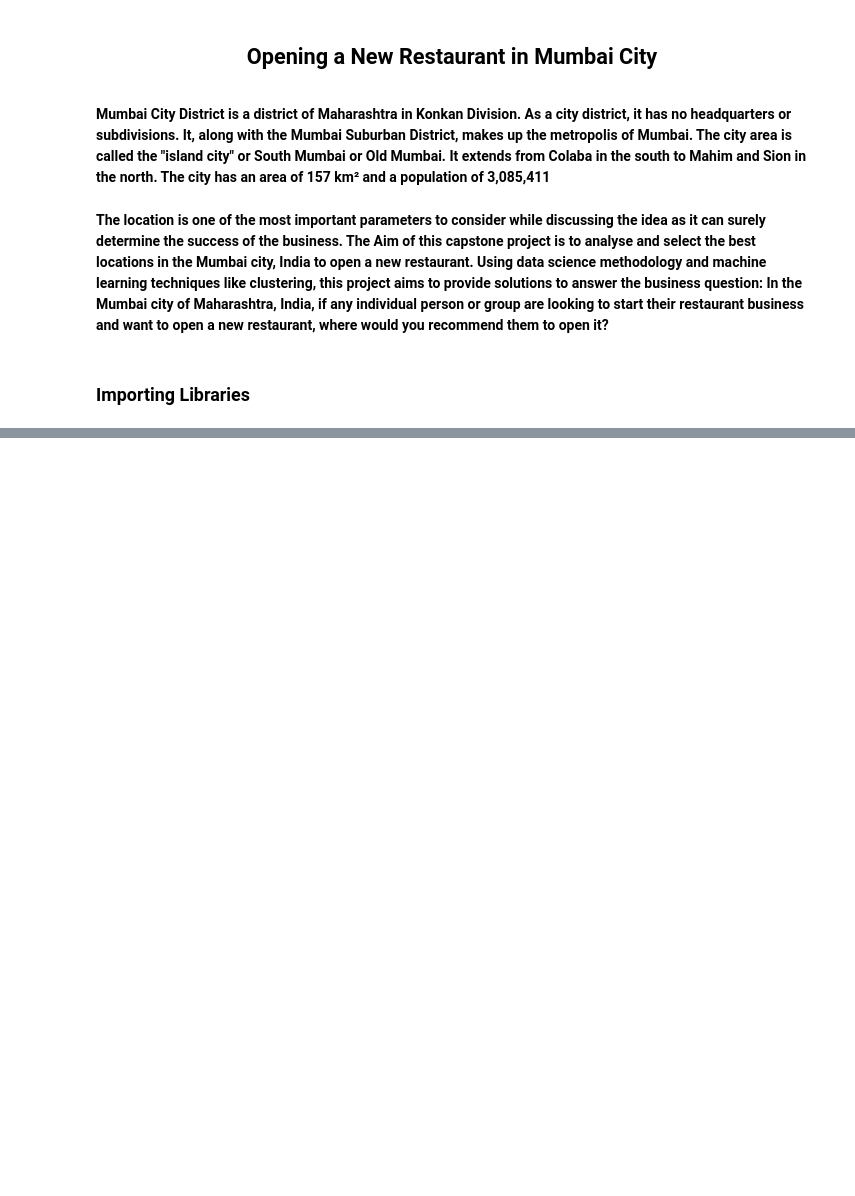
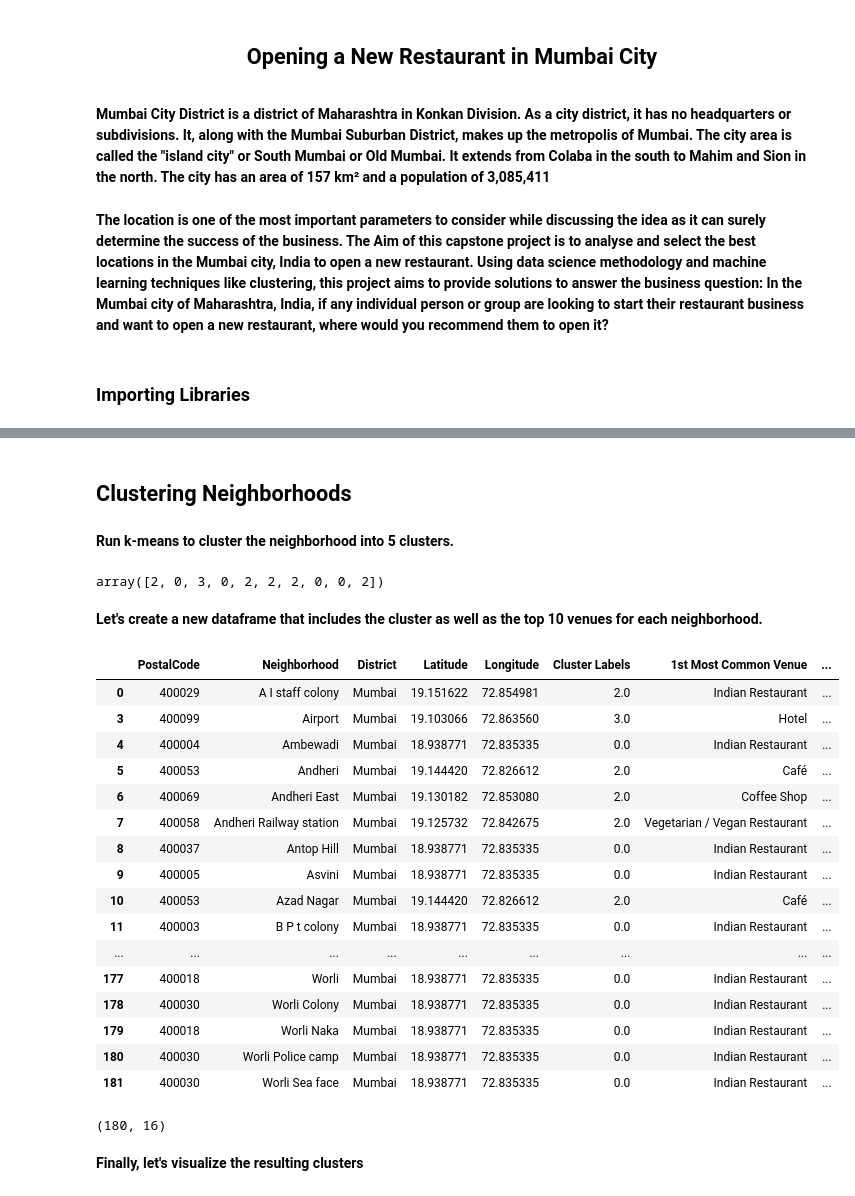
Before and after one commit to uniyalvipin/Coursera_Capstone, a Jupyter notebook: The Battle of Neighbourhoods.ipynb, the cells around one changed output, grey strips where cells are left out. Drawn from its saved outputs; the diff is of its cells as text; code cells hidden in the pictures; blank space fills up the shorter version.

```diff
--- a/The Battle of Neighbourhoods.ipynb
+++ b/The Battle of Neighbourhoods.ipynb
@@ -58,0 +519,21 @@ print('Libraries imported.')
+# %%
+num_top_venues = 10
+
+indicators = ['st', 'nd', 'rd']
+
+# create columns according to number of top venues
+columns = ['Neighborhood']
+for ind in np.arange(num_top_venues):
+    try:
+        columns.append('{}{} Most Common Venue'.format(ind+1, indicators[ind]))
+    except:
+        columns.append('{}th Most Common Venue'.format(ind+1))
+
+# create a new dataframe
+neighborhoods_venues_sorted = pd.DataFrame(columns=columns)
+neighborhoods_venues_sorted['Neighborhood'] = mumbai_grouped['Neighborhood']
+
+for ind in np.arange(mumbai_grouped.shape[0]):
+    neighborhoods_venues_sorted.iloc[ind, 1:] = return_most_common_venues(mumbai_grouped.iloc[ind, :], num_top_venues)
+
+neighborhoods_venues_sorted.head()
@@ -58,0 +551,53 @@ print('Libraries imported.')
+# %% [markdown]
+## Clustering Neighborhoods
+# %% [markdown]
+<b>Run k-means to cluster the neighborhood into 5 clusters.
+# %%
+# set number of clusters
+kclusters = 5
+
+mumbai_grouped_clustering = mumbai_grouped.drop('Neighborhood', 1)
+
+# run k-means clustering
+kmeans = KMeans(n_clusters=kclusters, random_state=0).fit(mumbai_grouped_clustering)
+
+# check cluster labels generated for each row in the dataframe
+kmeans.labels_[0:10]
+# %% [output]
+array([2, 0, 3, 0, 2, 2, 2, 0, 0, 2])
+# %% [markdown]
+<b>Let's create a new dataframe that includes the cluster as well as the top 10 venues for each neighborhood.
+# %%
+# add clustering labels
+neighborhoods_venues_sorted.insert(0, 'Cluster Labels', kmeans.labels_)
+
+mumbai_merged = mumbai_data
+
+# merge toronto_grouped with toronto_data to add latitude/longitude for each neighborhood
+mumbai_merged = mumbai_merged.join(neighborhoods_venues_sorted.set_index('Neighborhood'), on='Neighborhood')
+
+mumbai_merged.head() # check the last columns!
+# %%
+mumbai_merged
+# %% [output]
+|  | PostalCode | Neighborhood | District | Latitude | Longitude | Cluster Labels | 1st Most Common Venue | ... |
+| 0 | 400029 | A I staff colony | Mumbai | 19.151622 | 72.854981 | 2.0 | Indian Restaurant | ... |
+| 3 | 400099 | Airport | Mumbai | 19.103066 | 72.863560 | 3.0 | Hotel | ... |
+| 4 | 400004 | Ambewadi | Mumbai | 18.938771 | 72.835335 | 0.0 | Indian Restaurant | ... |
+| 5 | 400053 | Andheri | Mumbai | 19.144420 | 72.826612 | 2.0 | Café | ... |
+| 6 | 400069 | Andheri East | Mumbai | 19.130182 | 72.853080 | 2.0 | Coffee Shop | ... |
+| 7 | 400058 | Andheri Railway station | Mumbai | 19.125732 | 72.842675 | 2.0 | Vegetarian / Vegan Restaurant | ... |
+| 8 | 400037 | Antop Hill | Mumbai | 18.938771 | 72.835335 | 0.0 | Indian Restaurant | ... |
+| 9 | 400005 | Asvini | Mumbai | 18.938771 | 72.835335 | 0.0 | Indian Restaurant | ... |
+| 10 | 400053 | Azad Nagar | Mumbai | 19.144420 | 72.826612 | 2.0 | Café | ... |
+| 11 | 400003 | B P t colony | Mumbai | 18.938771 | 72.835335 | 0.0 | Indian Restaurant | ... |
+| ... | ... | ... | ... | ... | ... | ... | ... | ... |
+| 177 | 400018 | Worli | Mumbai | 18.938771 | 72.835335 | 0.0 | Indian Restaurant | ... |
+| 178 | 400030 | Worli Colony | Mumbai | 18.938771 | 72.835335 | 0.0 | Indian Restaurant | ... |
+| 179 | 400018 | Worli Naka | Mumbai | 18.938771 | 72.835335 | 0.0 | Indian Restaurant | ... |
+| 180 | 400030 | Worli Police camp | Mumbai | 18.938771 | 72.835335 | 0.0 | Indian Restaurant | ... |
+| 181 | 400030 | Worli Sea face | Mumbai | 18.938771 | 72.835335 | 0.0 | Indian Restaurant | ... |
+# %%
+mumbai_merged.shape
+# %% [output]
+(180, 16)
@@ -58,0 +606,2 @@ print('Libraries imported.')
+# %% [markdown]
+<b>Finally, let's visualize the resulting clusters
```
Also changed, not shown: parts of 60 cells of this notebook.
